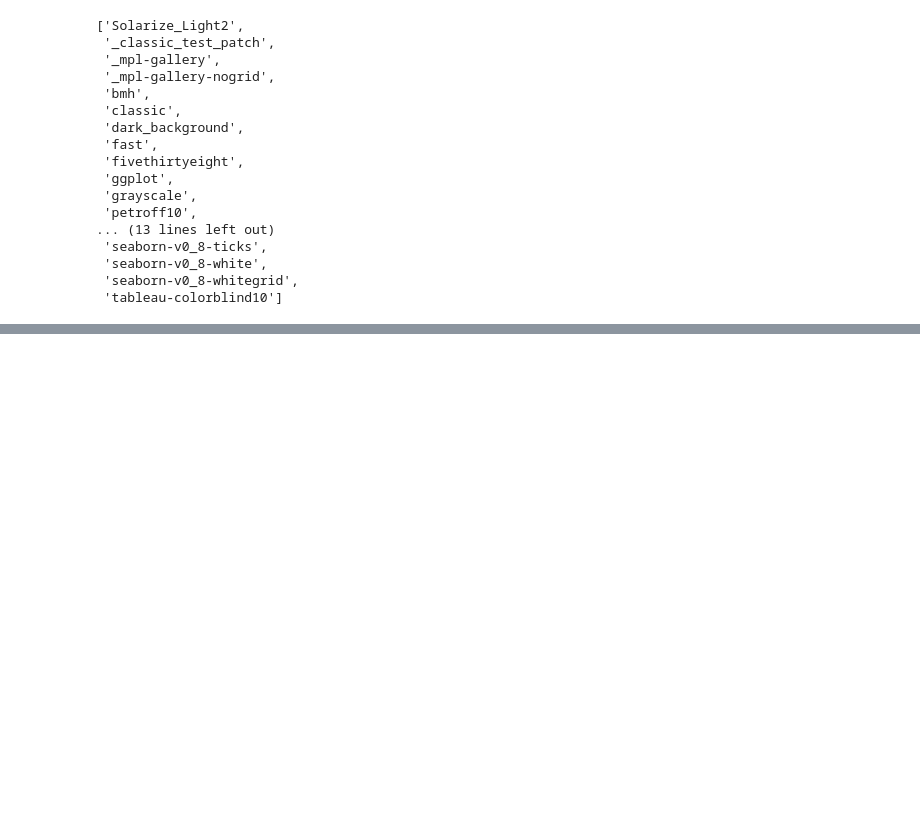
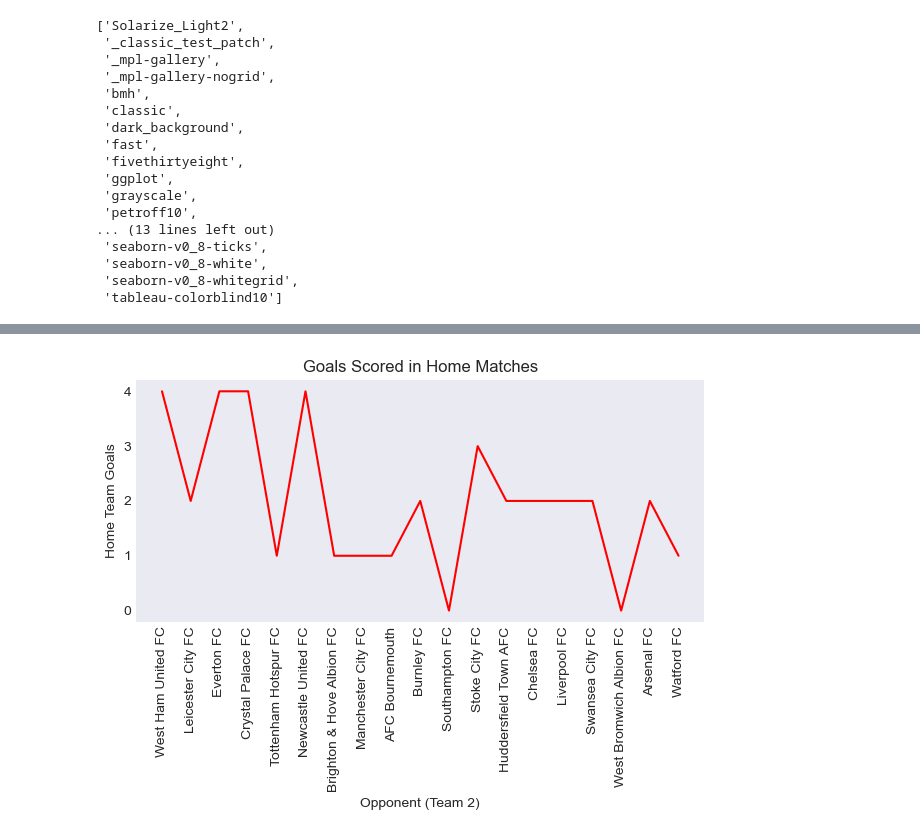
Before and after one commit to Kabir-Khan7/data-science-foundations, a Jupyter notebook: 04_Step_Data_Visualization/01_Matplotlib.ipynb, the cells around one changed output, grey strips where cells are left out. Drawn from its saved outputs; the diff is of its cells as text; code cells hidden in the pictures; blank space fills up the shorter version.

```diff
--- a/04_Step_Data_Visualization/01_Matplotlib.ipynb
+++ b/04_Step_Data_Visualization/01_Matplotlib.ipynb
@@ -71,0 +89,2 @@ plt.style.available
+# %%
+df = pd.read_excel("manutd_data.xlsx")
@@ -71,0 +111,2 @@ plt.style.available
+# %%
+df["Home Match"] = (df["Team 1"] == "Manchester United FC")
@@ -71,0 +133,2 @@ plt.style.available
+# %%
+home_match = df[df["Home Match"].astype(str) == "True"]
@@ -71,0 +155,12 @@ plt.style.available
+# %%
+# Use the underscore variable name defined during filtering
+plt.plot(home_match['Team 2'], home_match['Team1_Goals'], color='red')
+
+plt.xlabel('Opponent (Team 2)')
+plt.ylabel('Home Team Goals')
+plt.title('Goals Scored in Home Matches')
+plt.xticks(rotation=90)
+plt.tight_layout()
+plt.show() # Add this to display the plot in Jupyter Lab
+# %% [output]
+[figure, added]
```
Also changed, not shown: parts of 7 cells of this notebook, 4 other files.
